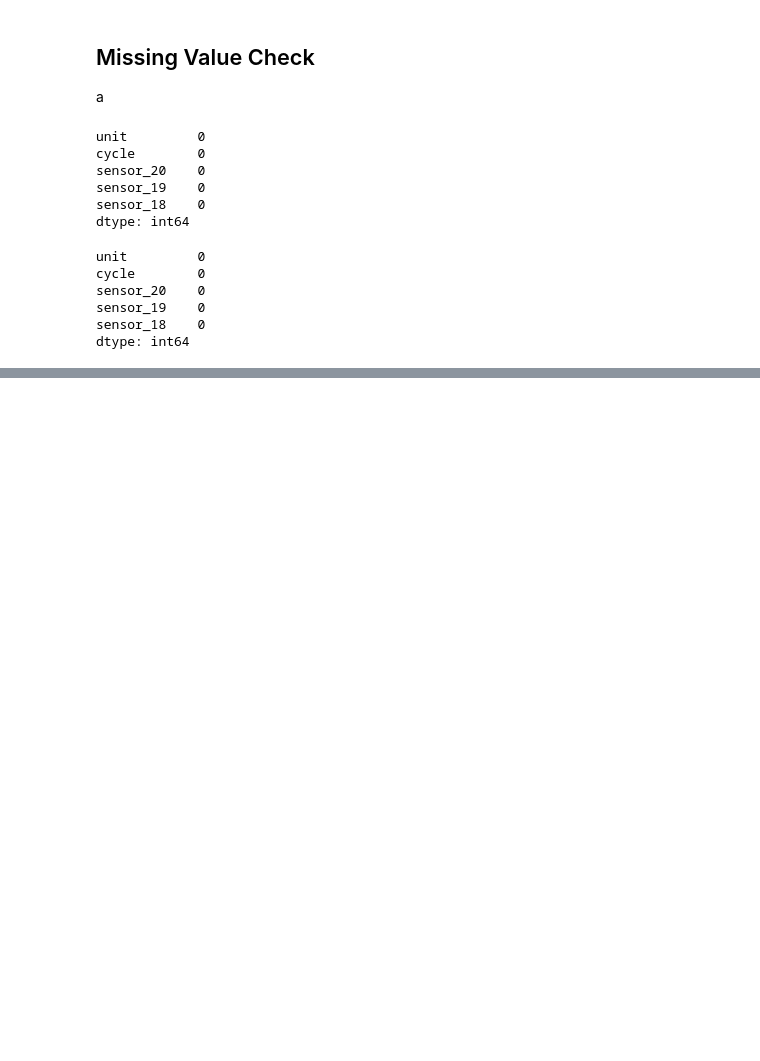
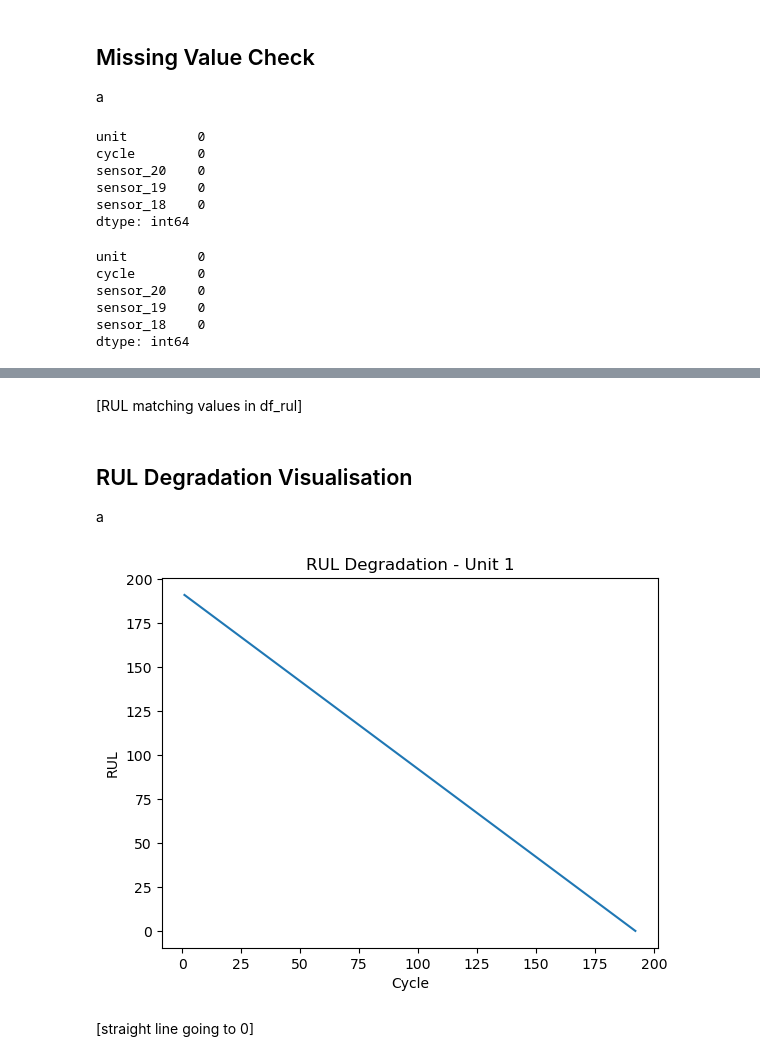
Before and after one commit to jonathanskuy/aircraft-predictive-maintenance, a Jupyter notebook: notebooks/aircraft-predictive-maintenance.ipynb, the cells around one changed output, grey strips where cells are left out. Cells and saved outputs as stored; diff of their text form; code cells hidden in the pictures; blank space fills up the shorter version.

Commit message:
Creating the RUL Target

```diff
--- a/notebooks/aircraft-predictive-maintenance.ipynb
+++ b/notebooks/aircraft-predictive-maintenance.ipynb
@@ -294,0 +305,7 @@ dtype: int64
+# %%
+# Creating the RUL target for the train data
+
+max_cycle_train = df_train.groupby('unit')['cycle'].max()
+df_train['RUL'] = df_train['unit'].map(max_cycle_train) - df_train['cycle']
+
+df_train
@@ -294,0 +447,21 @@ dtype: int64
+# %% [markdown]
+[RUL matching values in df_rul]
+# %% [markdown]
+## RUL Degradation Visualisation
+a
+# %%
+# Visualising RUL degradation
+
+unit_example = 1
+
+subset = df_train[df_train['unit'] == unit_example]
+
+plt.plot(subset['cycle'], subset['RUL'])
+plt.xlabel('Cycle')
+plt.ylabel('RUL')
+plt.title(f'RUL Degradation - Unit {unit_example}')
+plt.show()
+# %% [output]
+[figure, added]
+# %% [markdown]
+[straight line going to 0]
```
Also changed, not shown: parts of 17 cells of this notebook.
